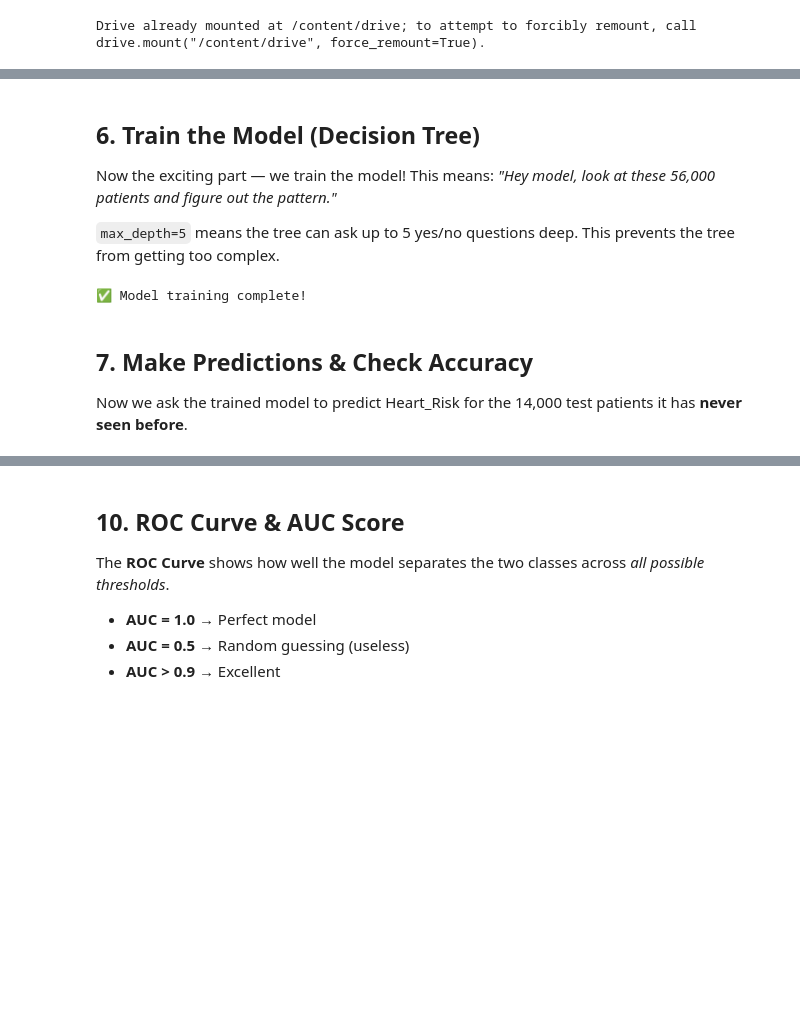
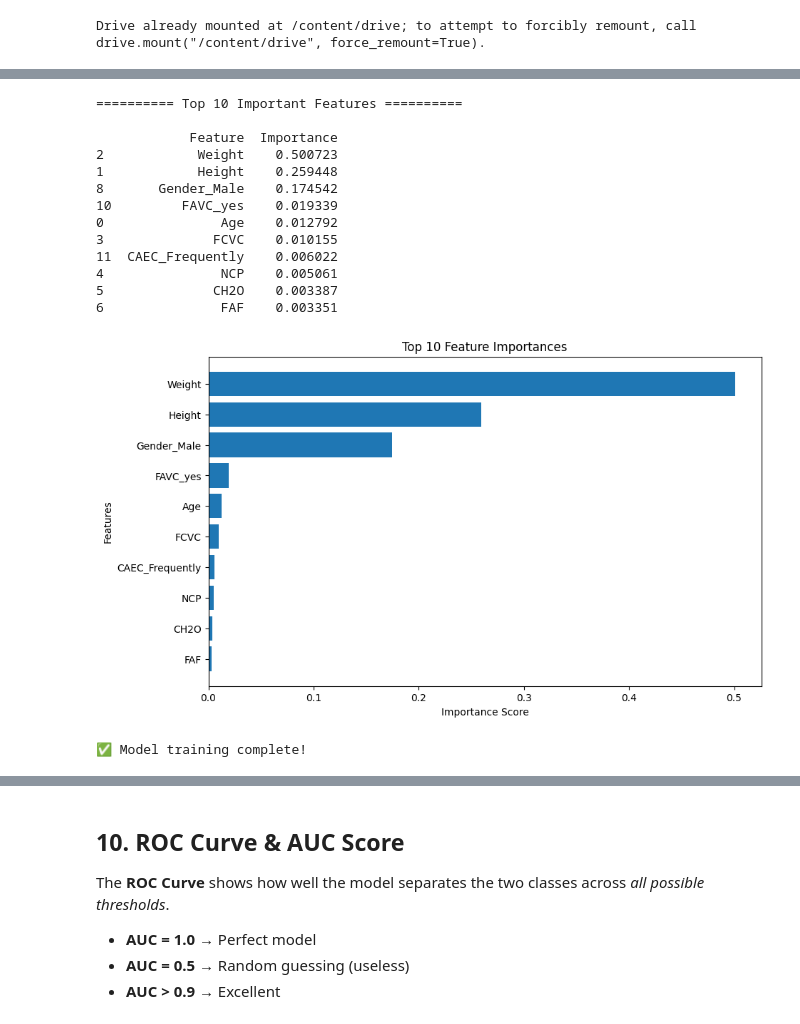
Before and after one commit to noruzzaman-rahat/Research-With-Machine-Learning, a Jupyter notebook: 8_Introduction_to_Machine_Learning_Skill_Morph_updated_batch2.ipynb, the cells around one changed output, grey strips where cells are left out. Cells and saved outputs as stored; diff of their text form; code cells hidden in the pictures; blank space fills up the shorter version.

```diff
--- a/8_Introduction_to_Machine_Learning_Skill_Morph_updated_batch2.ipynb
+++ b/8_Introduction_to_Machine_Learning_Skill_Morph_updated_batch2.ipynb
@@ -163,7 +134,51 @@ print(f"📚 Training: {X_train.shape} | 🧪 Testing: {X_test.shape}")
-# %% [markdown]
-## 6. Train the Model (Decision Tree) <a id='6'></a>
-
-Now the exciting part — we train the model! This means: *"Hey model, look at these 56,000 patients and figure out the pattern."*
-
-`max_depth=5` means the tree can ask up to 5 yes/no questions deep. This prevents the tree from getting too complex.
+# %%
+# Question 3: Feature Importance
+# =========================================================
+
+feature_importance = pd.DataFrame({
+    'Feature': X.columns,
+    'Importance': best_model.feature_importances_
+})
+
+# Sort Features
+feature_importance = feature_importance.sort_values(
+    by='Importance',
+    ascending=False
+)
+
+# Top 10 Features
+top10 = feature_importance.head(10)
+
+print("\n========== Top 10 Important Features ==========\n")
+print(top10)
+
+# Plot Feature Importance
+plt.figure(figsize=(10, 6))
+
+plt.barh(
+    top10['Feature'],
+    top10['Importance']
+)
+
+plt.xlabel("Importance Score")
+plt.ylabel("Features")
+plt.title("Top 10 Feature Importances")
+plt.gca().invert_yaxis()
+
+plt.show()
+# %% [output]
+========== Top 10 Important Features ==========
+
+            Feature  Importance
+2            Weight    0.500723
+1            Height    0.259448
+8       Gender_Male    0.174542
+10         FAVC_yes    0.019339
+0               Age    0.012792
+3              FCVC    0.010155
+11  CAEC_Frequently    0.006022
+4               NCP    0.005061
+5              CH2O    0.003387
+6               FAF    0.003351
+[figure, added]
 # %%
@@ -173,8 +188,4 @@ model.fit(X_train, y_train)
 print("✅ Model training complete!")
 # %% [output]
 ✅ Model training complete!
-# %% [markdown]
-## 7. Make Predictions & Check Accuracy <a id='7'></a>
-
-Now we ask the trained model to predict Heart_Risk for the 14,000 test patients it has **never seen before**.
 # %%
```
Also changed, not shown: parts of 27 cells of this notebook.
